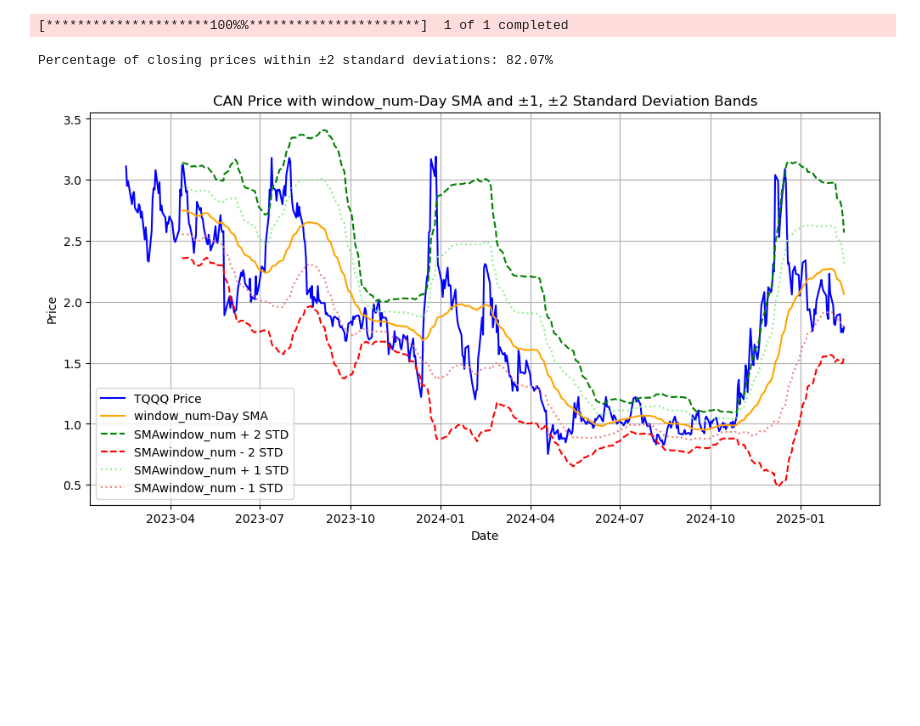
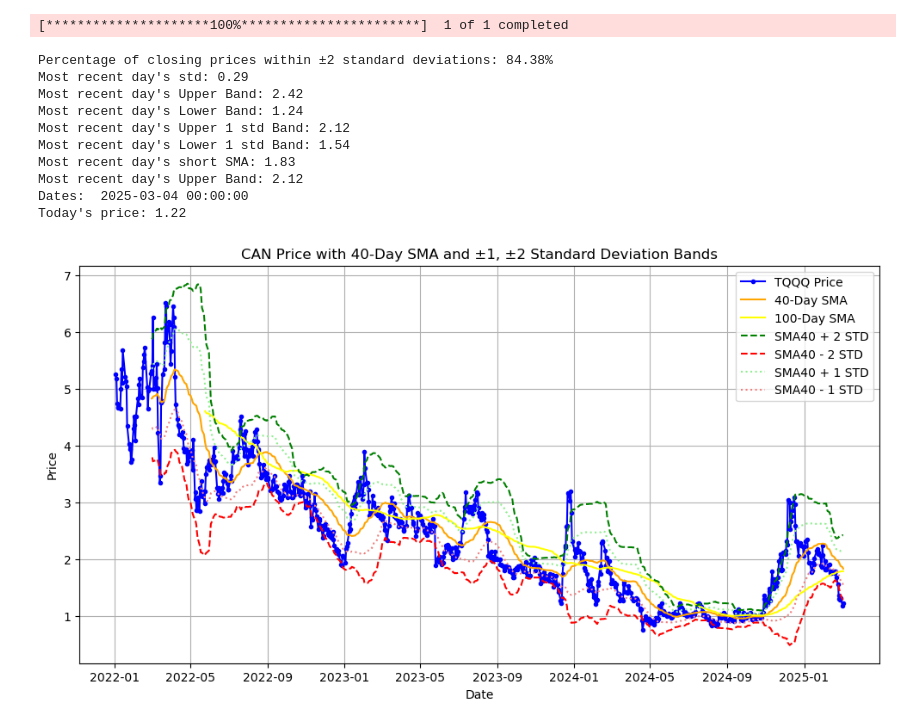
Before and after one commit to shixiangheng/XGB_stock_analysis_24YE, a Jupyter notebook: can_normal_dist.ipynb, the cells around one changed output. Saved outputs shown, nothing was run; the diff lists cells and outputs as text; code cells hidden in the pictures; blank space fills up the shorter version.

```diff
--- a/can_normal_dist.ipynb
+++ b/can_normal_dist.ipynb
@@ -3,48 +3,91 @@ import yfinance as yf
 import pandas as pd
 import matplotlib.pyplot as plt
 import numpy as np
 
+
+# User-defined date range
+start_date = "2022-01-01"  # Change as needed
+end_date = "2025-12-31"    # Change as needed
+
 # Fetch TQQQ data
 symbol = "CAN"
+data = yf.download(symbol, start=start_date, end=end_date, interval="1d")
+data = data.reset_index().droplevel(1, axis=1)
 window_num = 40
-data = yf.download(symbol, period="2y", interval="1d")  # 1 year to ensure window_num-day SMA stability
-
+window_long = 100
 # Calculate window_num-day simple moving average (SMAwindow_num)
-data["SMAwindow_num"] = data["Close"].rolling(window=window_num).mean()
-
+data[f"SMA{window_num}"] = data["Close"].rolling(window=window_num).mean()
+data[f"SMA{window_long}"] = data["Close"].rolling(window=window_long).mean()
 # Calculate rolling standard deviation
 std_dev = data["Close"].rolling(window=window_num).std()
 
 # Upper and lower bands (SMAwindow_num ± 2 * standard deviation)
-data["Upper Band"] = data["SMAwindow_num"] + 2 * std_dev
-data["Lower Band"] = data["SMAwindow_num"] - 2 * std_dev
+data["Upper Band"] = data[f"SMA{window_num}"] + 2 * std_dev
+data["Lower Band"] = data[f"SMA{window_num}"] - 2 * std_dev
 
 # Upper and lower bands (SMAwindow_num ± 1 * standard deviation)
-data["Upper Band 1"] = data["SMAwindow_num"] + 1 * std_dev
-data["Lower Band 1"] = data["SMAwindow_num"] - 1 * std_dev
+data["Upper Band 1"] = data[f"SMA{window_num}"] + 1 * std_dev
+data["Lower Band 1"] = data[f"SMA{window_num}"] - 1 * std_dev
 
 # Calculate probability of normal distribution within ±2 standard deviations
 within_2_std = ((data["Close"] >= data["Lower Band"]) & (data["Close"] <= data["Upper Band"]))
 probability_within_2_std = within_2_std.mean() * 100
 
+# Get the most recent day's upper and lower band values
+latest_std = list(std_dev)[-1]
+latest_upper_band = data["Upper Band"].iloc[-1]
+latest_lower_band = data["Lower Band"].iloc[-1]
+
+
+latest_sma1 = data[f"SMA{window_num}"].iloc[-1]
+latest_price = data['Close'].iloc[-1]
+today_date = data['Date'].iloc[-1]
 print(f"Percentage of closing prices within ±2 standard deviations: {probability_within_2_std:.2f}%")
+print(f"Most recent day's std: {latest_std:.2f}")
+print(f"Most recent day's Upper Band: {latest_upper_band:.2f}")
+print(f"Most recent day's Lower Band: {latest_lower_band:.2f}")
+
+latest_upper_band = data["Upper Band 1"].iloc[-1]
+latest_lower_band = data["Lower Band 1"].iloc[-1]
+
+
+
+print(f"Most recent day's Upper 1 std Band: {latest_upper_band:.2f}")
+print(f"Most recent day's Lower 1 std Band: {latest_lower_band:.2f}")
+print(f"Most recent day's short SMA: {latest_sma1:.2f}")
+print(f"Most recent day's Upper Band: {latest_upper_band:.2f}")
+print('Dates: ',today_date)
+print(f"Today's price: {latest_price:.2f}")
+
 
 # Plot the results
+data.index = data['Date']
 plt.figure(figsize=(12, 6))
-plt.plot(data.index, data["Close"], label="TQQQ Price", color="blue")
-plt.plot(data.index, data["SMAwindow_num"], label="window_num-Day SMA", color="orange")
-plt.plot(data.index, data["Upper Band"], label="SMAwindow_num + 2 STD", linestyle="dashed", color="green")
-plt.plot(data.index, data["Lower Band"], label="SMAwindow_num - 2 STD", linestyle="dashed", color="red")
-plt.plot(data.index, data["Upper Band 1"], label="SMAwindow_num + 1 STD", linestyle="dotted", color="lightgreen")
-plt.plot(data.index, data["Lower Band 1"], label="SMAwindow_num - 1 STD", linestyle="dotted", color="lightcoral")
+plt.plot(data.index, data["Close"], label="TQQQ Price", color="blue", marker='.')
+plt.plot(data.index, data[f"SMA{window_num}"], label=f"{window_num}-Day SMA", color="orange")
+plt.plot(data.index, data[f"SMA{window_long}"], label=f"{window_long}-Day SMA", color="yellow")
 
-plt.title("CAN Price with window_num-Day SMA and ±1, ±2 Standard Deviation Bands")
+plt.plot(data.index, data["Upper Band"], label=f"SMA{window_num} + 2 STD", linestyle="dashed", color="green")
+plt.plot(data.index, data["Lower Band"], label=f"SMA{window_num} - 2 STD", linestyle="dashed", color="red")
+plt.plot(data.index, data["Upper Band 1"], label=f"SMA{window_num} + 1 STD", linestyle="dotted", color="lightgreen")
+plt.plot(data.index, data["Lower Band 1"], label=f"SMA{window_num} - 1 STD", linestyle="dotted", color="lightcoral")
+
+plt.title(f"{symbol} Price with {window_num}-Day SMA and ±1, ±2 Standard Deviation Bands")
 plt.xlabel("Date")
 plt.ylabel("Price")
 plt.legend()
 plt.grid()
 plt.show()
 # %% [output]
-[*********************100%%**********************]  1 of 1 completed
+[*********************100%***********************]  1 of 1 completed
-Percentage of closing prices within ±2 standard deviations: 82.07%
+Percentage of closing prices within ±2 standard deviations: 84.38%
+Most recent day's std: 0.29
+Most recent day's Upper Band: 2.42
+Most recent day's Lower Band: 1.24
+Most recent day's Upper 1 std Band: 2.12
+Most recent day's Lower 1 std Band: 1.54
+Most recent day's short SMA: 1.83
+Most recent day's Upper Band: 2.12
+Dates:  2025-03-04 00:00:00
+Today's price: 1.22
-[figure, old version]
+[figure, new version]
```
Also changed, not shown: parts of 3 cells of this notebook, 3 other files.
